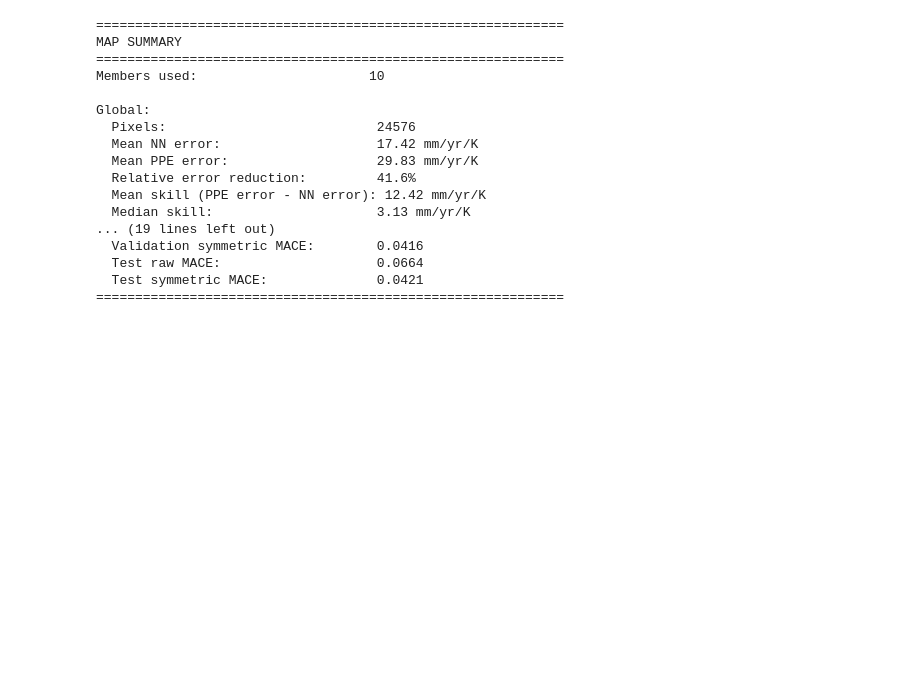
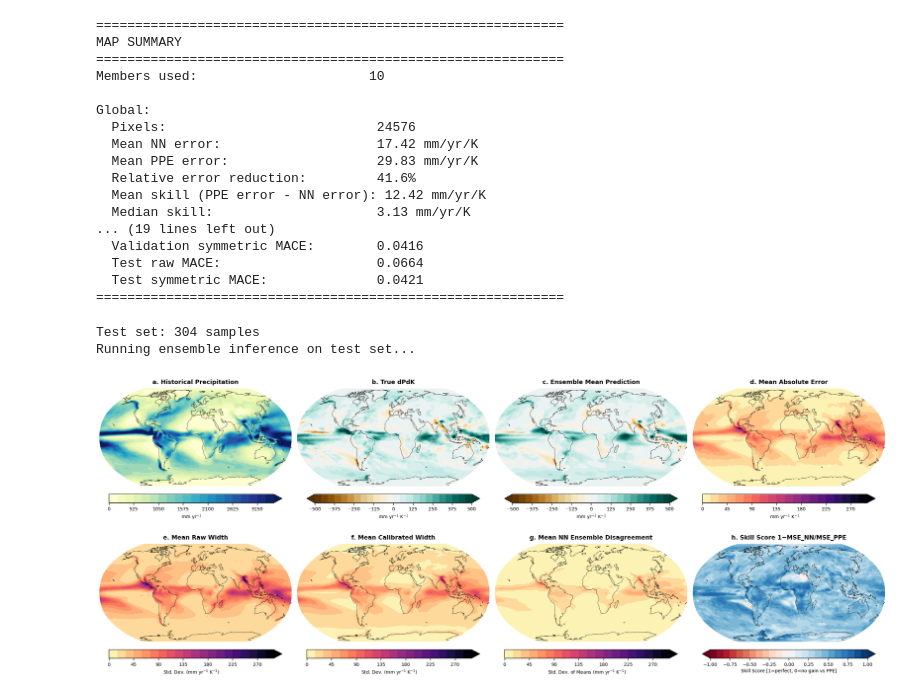
Before and after one commit to evanwellmeyer/precio_pr_dpdk, a Jupyter notebook: maps.ipynb, the cells around one changed output. Cells and saved outputs as stored; diff of their text form; code cells hidden in the pictures; blank space fills up the shorter version.

```diff
--- a/maps.ipynb
+++ b/maps.ipynb
@@ -382,7 +382,7 @@ Global:
 #   "pct_better"  — % of test samples where NN beats PPE      [0–100%]
 # ==============================================================================
 
-skill_method  = "absolute"
+skill_method  = "skill_score"
 batch_size_ts = 10   # inference batch size over test samples
 
 # ── load test set ──────────────────────────────────────────────────────────────
@@ -460,7 +460,7 @@ _ppe_mae_ts = np.mean(_ppe_err_ts, axis=0)
 
 if skill_method == "absolute":
     skill_ts     = _ppe_mae_ts - mae_ts
-    skill_label  = f"h. Mean Skill vs PPE (N={N_test})"
+    skill_label  = f"h. Mean Skill vs PPE"
     skill_clabel = r"$\Delta$ MAE (mm yr$^{-1}$ K$^{-1}$) [Blue=NN Better]"
     skill_levels = np.linspace(-150, 150, 25)
     skill_cmap   = "RdBu"
@@ -468,14 +468,14 @@ elif skill_method == "skill_score":
     _mse_nn  = np.mean((pred_ts_mm - y_test) ** 2,                  axis=0)
     _mse_ppe = np.mean((ppe_train_mean[np.newaxis] - y_test) ** 2,  axis=0)
     skill_ts     = 1.0 - _mse_nn / np.maximum(_mse_ppe, 1e-10)
-    skill_label  = f"h. Skill Score 1−MSE_NN/MSE_PPE (N={N_test})"
+    skill_label  = f"h. Skill Score 1−MSE_NN/MSE_PPE"
     skill_clabel = "Skill Score [1=perfect, 0=no gain vs PPE]"
     skill_levels = np.linspace(-1, 1, 25)
     skill_cmap   = "RdBu"
 elif skill_method == "pct_better":
     _nn_err_ts = np.abs(pred_ts_mm - y_test)
     skill_ts     = np.mean(_nn_err_ts < _ppe_err_ts, axis=0) * 100.0
-    skill_label  = f"h. % Samples NN Beats PPE (N={N_test})"
+    skill_label  = f"h. % Samples NN Beats PPE"
     skill_clabel = "% of test samples"
     skill_levels = np.linspace(0, 100, 21)
     skill_cmap   = "RdBu"
@@ -514,42 +514,46 @@ _add_cb(fig2, _ax, _im, r"mm yr$^{-1}$ K$^{-1}$")
 _ax = plt.subplot(2, 4, 4, projection=_proj)
 _im = _ax.contourf(lons_ts, lats_ts, mae_ts, transform=_trans,
                    levels=np.linspace(0, 300, 21), cmap="magma_r", extend="max")
-format_ax(_ax, f"d. Mean Absolute Error (N={N_test})")
+format_ax(_ax, f"d. Mean Absolute Error")
 _add_cb(fig2, _ax, _im, r"mm yr$^{-1}$ K$^{-1}$")
 
 # e – mean raw distribution width
 _ax = plt.subplot(2, 4, 5, projection=_proj)
 _im = _ax.contourf(lons_ts, lats_ts, mean_raw_ts, transform=_trans,
                    levels=np.linspace(0, 300, 21), cmap="magma_r", extend="max")
-format_ax(_ax, f"e. Mean Raw Width (N={N_test})")
+format_ax(_ax, f"e. Mean Raw Width")
 _add_cb(fig2, _ax, _im, r"Std. Dev. (mm yr$^{-1}$ K$^{-1}$)")
 
 # f – mean calibrated width
 _ax = plt.subplot(2, 4, 6, projection=_proj)
 _im = _ax.contourf(lons_ts, lats_ts, mean_cal_ts, transform=_trans,
                    levels=np.linspace(0, 300, 21), cmap="magma_r", extend="max")
-format_ax(_ax, f"f. Mean Calibrated Width s={sym_scale:.2f} (N={N_test})")
+format_ax(_ax, f"f. Mean Calibrated Width")
 _add_cb(fig2, _ax, _im, r"Std. Dev. (mm yr$^{-1}$ K$^{-1}$)")
 
 # g – mean ensemble disagreement
 _ax = plt.subplot(2, 4, 7, projection=_proj)
 _im = _ax.contourf(lons_ts, lats_ts, mean_spread_ts, transform=_trans,
                    levels=np.linspace(0, 300, 21), cmap="magma_r", extend="max")
-format_ax(_ax, r"g. Mean Ensemble Disagreement ($\sigma_{spread}$)" + f" (N={N_test})")
+format_ax(_ax, "g. Mean NN Ensemble Disagreement")
 _add_cb(fig2, _ax, _im, r"Std. Dev. of Means (mm yr$^{-1}$ K$^{-1}$)")
 
 # h – skill
 _ax = plt.subplot(2, 4, 8, projection=_proj)
 _im = _ax.contourf(lons_ts, lats_ts, skill_ts, transform=_trans,
                    levels=skill_levels, cmap=skill_cmap, extend="both")
 format_ax(_ax, skill_label)
 _add_cb(fig2, _ax, _im, skill_clabel)
 
-plt.suptitle(
-    f"Test-Set Averages | {N_test} samples | {_M} members | PR → dPdK",
-    fontsize=16, fontweight="bold", y=0.98,
-)
+# plt.suptitle(
+    # f"Test-Set Averages | {N_test} samples | {_M} members | PR → dPdK",
+    # fontsize=16, fontweight="bold", y=0.98,
+# )
 plt.tight_layout()
 # figure2_path = ens_dir / f"ensemble_testset_maps_symcal.png"
 # plt.savefig(figure2_path, dpi=300, bbox_inches="tight")
 plt.show()
+# %% [output]
+Test set: 304 samples
+Running ensemble inference on test set...
+[figure, added]
```
Also changed, not shown: 3 other files.
